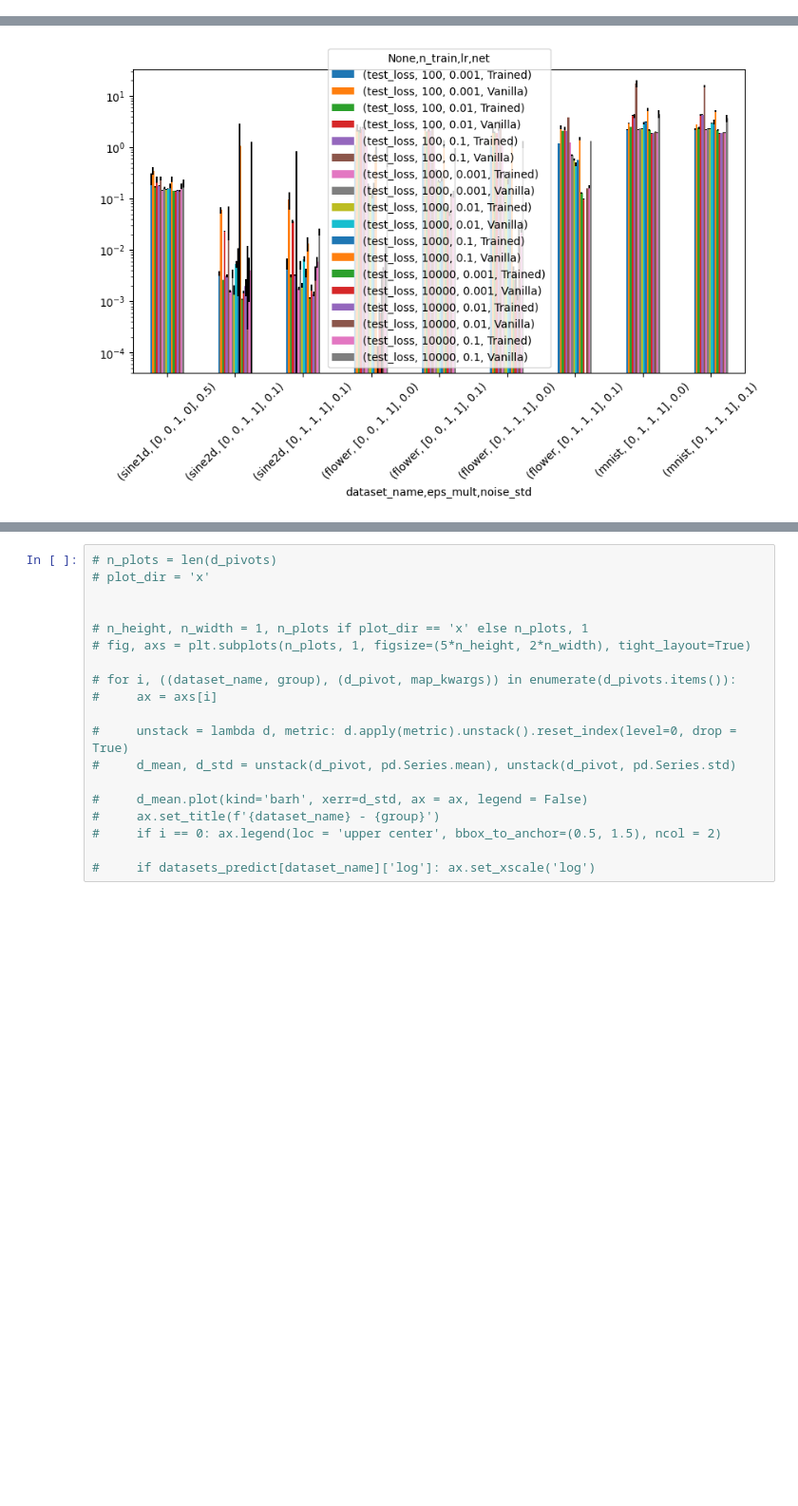
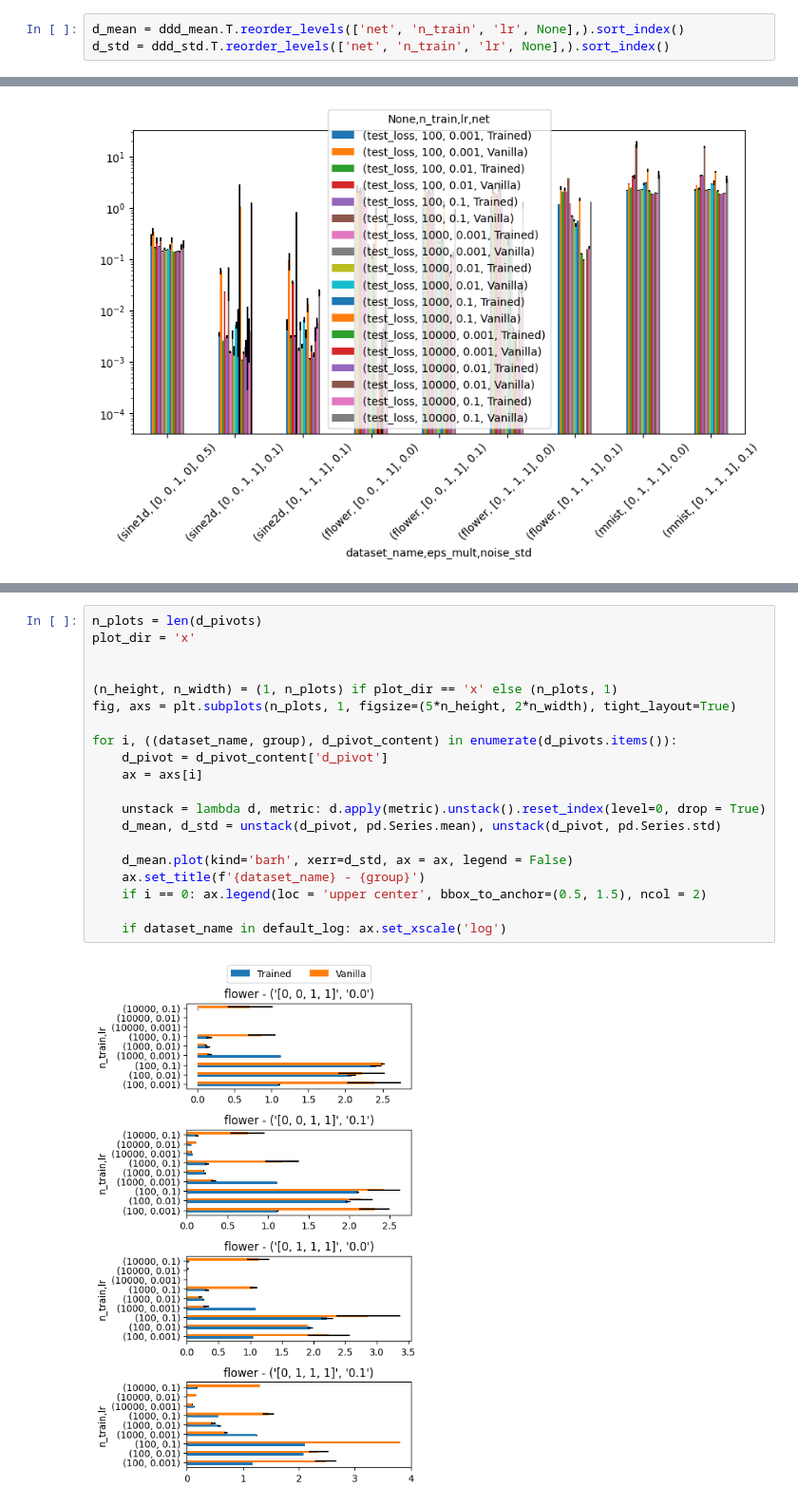
Before and after one commit to elidub/SymPDE, a Jupyter notebook: notebooks_symlie/results_step2.ipynb, the cells around one changed output, grey strips where cells are left out. Shown at 95% size. Cells and saved outputs as stored; diff of their text form; blank space fills up the shorter version.

```diff
--- a/notebooks_symlie/results_step2.ipynb
+++ b/notebooks_symlie/results_step2.ipynb
@@ -137,0 +154,3 @@ ddd
+# %%
+d_mean = ddd_mean.T.reorder_levels(['net', 'n_train', 'lr', None],).sort_index()
+d_std = ddd_std.T.reorder_levels(['net', 'n_train', 'lr', None],).sort_index()
@@ -186,19 +258,22 @@ for logy in [False, True]:
 # %%
-# n_plots = len(d_pivots)
-# plot_dir = 'x'
+n_plots = len(d_pivots)
+plot_dir = 'x'
 
 
-# n_height, n_width = 1, n_plots if plot_dir == 'x' else n_plots, 1
-# fig, axs = plt.subplots(n_plots, 1, figsize=(5*n_height, 2*n_width), tight_layout=True)
+(n_height, n_width) = (1, n_plots) if plot_dir == 'x' else (n_plots, 1)
+fig, axs = plt.subplots(n_plots, 1, figsize=(5*n_height, 2*n_width), tight_layout=True)
 
-# for i, ((dataset_name, group), (d_pivot, map_kwargs)) in enumerate(d_pivots.items()):
-#     ax = axs[i]
+for i, ((dataset_name, group), d_pivot_content) in enumerate(d_pivots.items()):
+    d_pivot = d_pivot_content['d_pivot']
+    ax = axs[i]
 
-#     unstack = lambda d, metric: d.apply(metric).unstack().reset_index(level=0, drop = True)
-#     d_mean, d_std = unstack(d_pivot, pd.Series.mean), unstack(d_pivot, pd.Series.std)
+    unstack = lambda d, metric: d.apply(metric).unstack().reset_index(level=0, drop = True)
+    d_mean, d_std = unstack(d_pivot, pd.Series.mean), unstack(d_pivot, pd.Series.std)
 
-#     d_mean.plot(kind='barh', xerr=d_std, ax = ax, legend = False)
-#     ax.set_title(f'{dataset_name} - {group}')
-#     if i == 0: ax.legend(loc = 'upper center', bbox_to_anchor=(0.5, 1.5), ncol = 2)
+    d_mean.plot(kind='barh', xerr=d_std, ax = ax, legend = False)
+    ax.set_title(f'{dataset_name} - {group}')
+    if i == 0: ax.legend(loc = 'upper center', bbox_to_anchor=(0.5, 1.5), ncol = 2)
 
-#     if datasets_predict[dataset_name]['log']: ax.set_xscale('log')
+    if dataset_name in default_log: ax.set_xscale('log')
+# %% [output]
+[figure, added]
```
Also changed, not shown: parts of 9 cells of this notebook, 16 other files.
